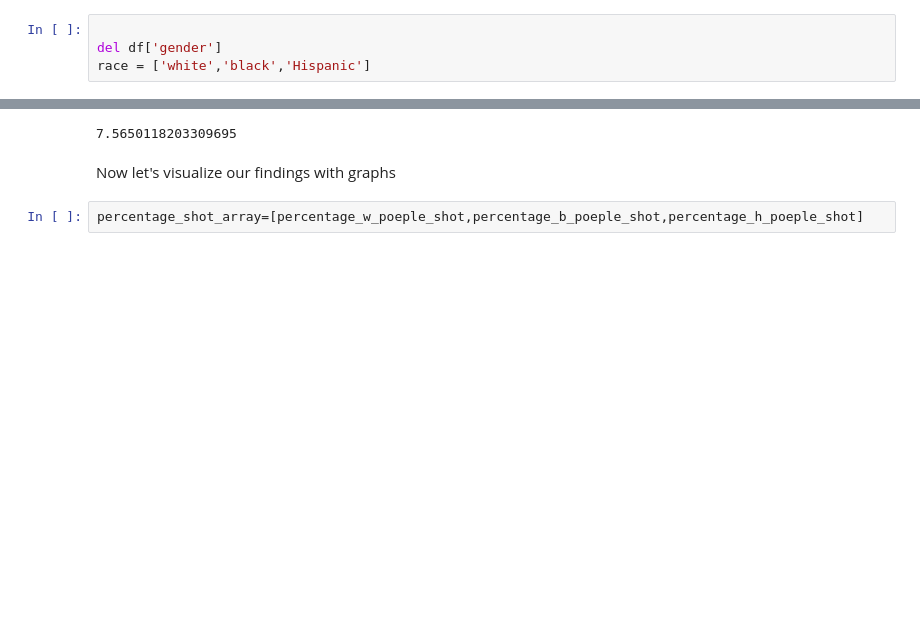
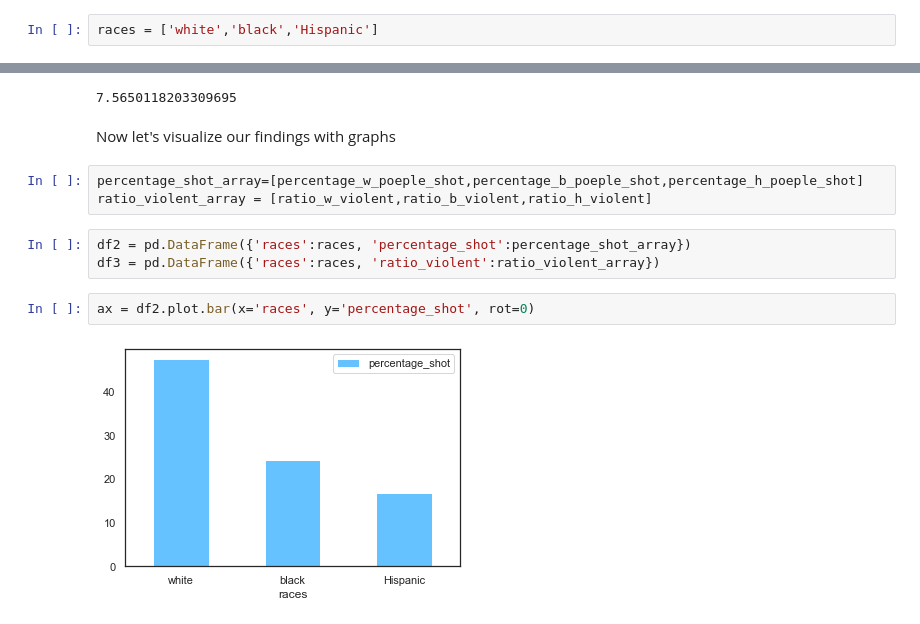
Before and after one commit to noirvin/DS11, a Jupyter notebook: Data Analysis on Fatal Police Shootings .ipynb, the cells around one changed output, grey strips where cells are left out. Cells and saved outputs as stored; diff of their text form; blank space fills up the shorter version.

Commit message:
final on cop fatal shots done

```diff
--- a/Data Analysis on Fatal Police Shootings .ipynb
+++ b/Data Analysis on Fatal Police Shootings .ipynb
@@ -31,9 +31,7 @@ df
 | 2534 | 2815 | Dwayne Jeune | 31/07/17 | shot | knife | 32.0 | M | B | Brooklyn | NY | ... |
 2535 rows × 14 columns
 # %%
-
-del df['gender']
-race = ['white','black','Hispanic']
+races = ['white','black','Hispanic']
 # %%
 def get_number_killed_race(race):
     count =0
@@ -124,3 +122,11 @@ ratio_h_violent
 Now let's visualize our findings with graphs
 # %%
 percentage_shot_array=[percentage_w_poeple_shot,percentage_b_poeple_shot,percentage_h_poeple_shot]
+ratio_violent_array = [ratio_w_violent,ratio_b_violent,ratio_h_violent]
+# %%
+df2 = pd.DataFrame({'races':races, 'percentage_shot':percentage_shot_array})
+df3 = pd.DataFrame({'races':races, 'ratio_violent':ratio_violent_array})
+# %%
+ax = df2.plot.bar(x='races', y='percentage_shot', rot=0)
+# %% [output]
+[figure, added]
```
Also changed, not shown: parts of 4 cells of this notebook.
